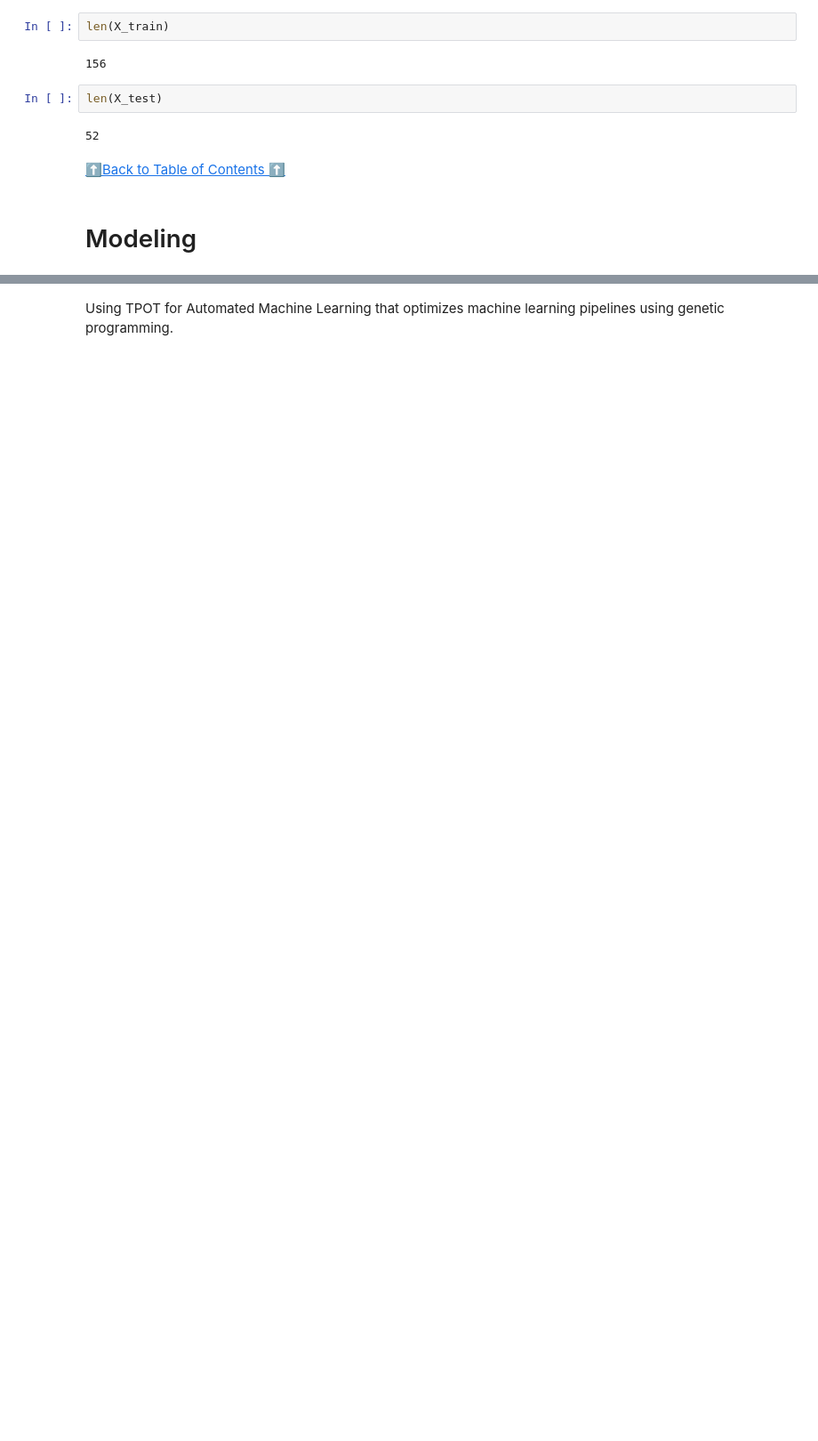
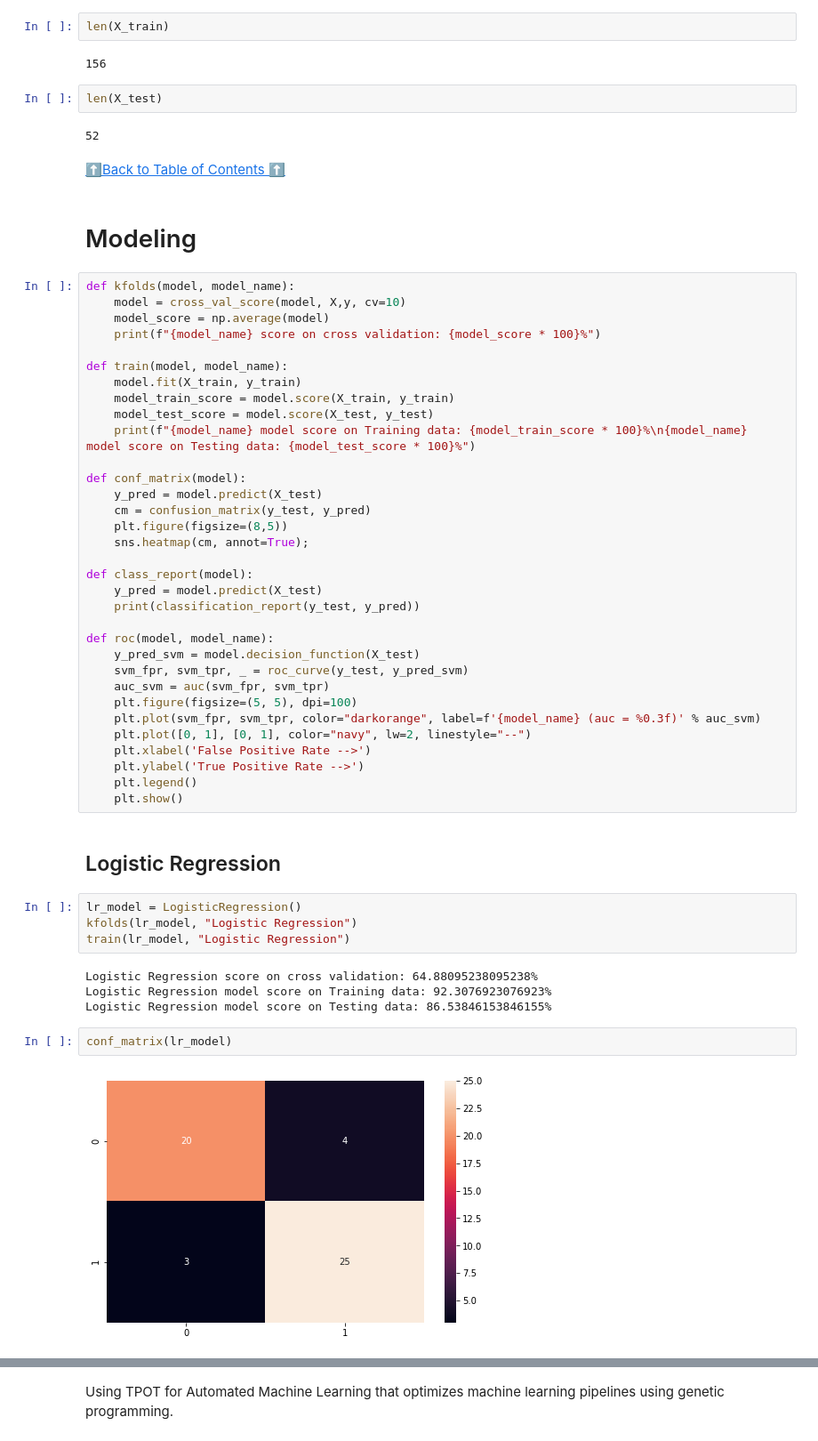
Before and after one commit to eyadayman12/Data-Science-and-Machine-Learning-Projects, a Jupyter notebook: MinevsRockPrediction/Mine vs Rock Project.ipynb, the cells around one changed output, grey strips where cells are left out. Shown at 89% size. Drawn from its saved outputs; the diff is of its cells as text; blank space fills up the shorter version.

Commit message:
Mine Vs Rock Prediction Project

```diff
--- a/MinevsRockPrediction/Mine vs Rock Project.ipynb
+++ b/MinevsRockPrediction/Mine vs Rock Project.ipynb
@@ -373,3 +391,51 @@ len(X_test)
 # %% [markdown]
 <a id='8'></a>
 # Modeling
+# %%
+def kfolds(model, model_name):
+    model = cross_val_score(model, X,y, cv=10)
+    model_score = np.average(model)
+    print(f"{model_name} score on cross validation: {model_score * 100}%")
+
+def train(model, model_name):
+    model.fit(X_train, y_train)
+    model_train_score = model.score(X_train, y_train)
+    model_test_score = model.score(X_test, y_test)
+    print(f"{model_name} model score on Training data: {model_train_score * 100}%\n{model_name} model score on Testing data: {model_test_score * 100}%")
+
+def conf_matrix(model):
+    y_pred = model.predict(X_test)
+    cm = confusion_matrix(y_test, y_pred)
+    plt.figure(figsize=(8,5))
+    sns.heatmap(cm, annot=True);
+
+def class_report(model):
+    y_pred = model.predict(X_test)
+    print(classification_report(y_test, y_pred))
+
+def roc(model, model_name):
+    y_pred_svm = model.decision_function(X_test)
+    svm_fpr, svm_tpr, _ = roc_curve(y_test, y_pred_svm)
+    auc_svm = auc(svm_fpr, svm_tpr)
+    plt.figure(figsize=(5, 5), dpi=100)
+    plt.plot(svm_fpr, svm_tpr, color="darkorange", label=f'{model_name} (auc = %0.3f)' % auc_svm)
+    plt.plot([0, 1], [0, 1], color="navy", lw=2, linestyle="--")
+    plt.xlabel('False Positive Rate -->')
+    plt.ylabel('True Positive Rate -->')
+    plt.legend()
+    plt.show()
+# %% [markdown]
+<a id = '8.1'></a>
+## Logistic Regression
+# %%
+lr_model = LogisticRegression()
+kfolds(lr_model, "Logistic Regression")
+train(lr_model, "Logistic Regression")
+# %% [output]
+Logistic Regression score on cross validation: 64.88095238095238%
+Logistic Regression model score on Training data: 92.3076923076923%
+Logistic Regression model score on Testing data: 86.53846153846155%
+# %%
+conf_matrix(lr_model)
+# %% [output]
+[figure, added]
```
Also changed, not shown: parts of 62 cells of this notebook.
